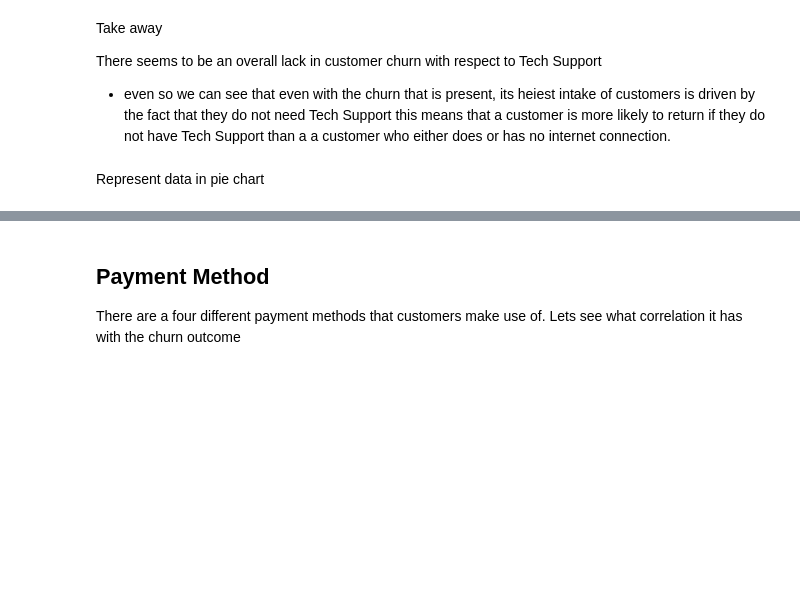
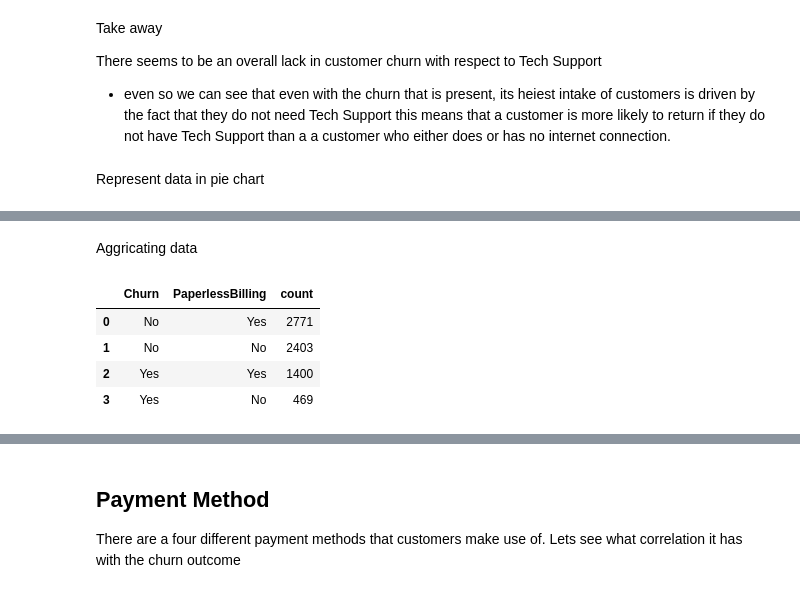
Before and after one commit to PreciousNosiphoDonkrag/MLG382_Projects, a Jupyter notebook: project_2/customer_churn.ipynb, the cells around one changed output, grey strips where cells are left out. Saved outputs shown, nothing was run; the diff lists cells and outputs as text; code cells hidden in the pictures; blank space fills up the shorter version.

```diff
--- a/project_2/customer_churn.ipynb
+++ b/project_2/customer_churn.ipynb
@@ -785,0 +807,15 @@ for col in listofComparison:
+# %% [markdown]
+Aggricating data
+# %%
+Paper= pd.DataFrame(
+    PaperBill.groupby("Churn")
+    .value_counts()
+    .reset_index()
+)
+Paper
+# %% [output]
+|  | Churn | PaperlessBilling | count |
+| 0 | No | Yes | 2771 |
+| 1 | No | No | 2403 |
+| 2 | Yes | Yes | 1400 |
+| 3 | Yes | No | 469 |
```
Also changed, not shown: parts of 7 cells of this notebook.
